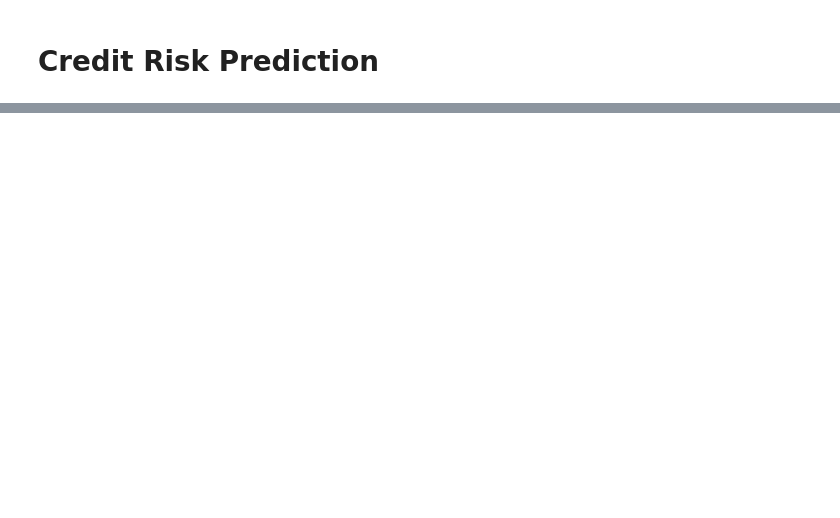
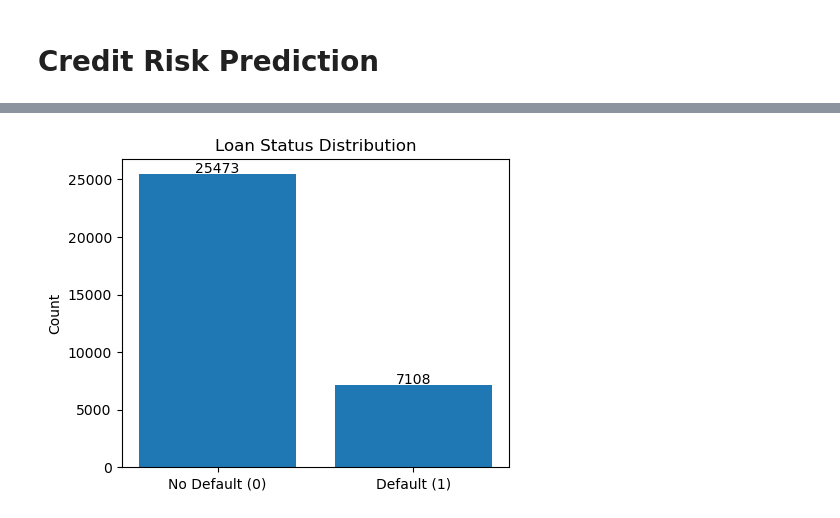
Before and after one commit to milanrai14/MachineLearning-Playground, a Jupyter notebook: CreditRiskPrediction/notebook/credit_risk.ipynb, the cells around one changed output, grey strips where cells are left out. Drawn from its saved outputs; the diff is of its cells as text; code cells hidden in the pictures; blank space fills up the shorter version.

```diff
--- a/CreditRiskPrediction/notebook/credit_risk.ipynb
+++ b/CreditRiskPrediction/notebook/credit_risk.ipynb
@@ -16,0 +19,3 @@ from sklearn.metrics import accuracy_score
+# %%
+df = pd.read_csv('data/credit_risk_dataset.csv')
+df
@@ -16,0 +117,14 @@ from sklearn.metrics import accuracy_score
+# %%
+status_counts = df["loan_status"].value_counts().sort_index()
+
+plt.figure(figsize=(5,4))
+plt.bar(["No Default (0)", "Default (1)"], status_counts.values)
+plt.title("Loan Status Distribution")
+plt.ylabel("Count")
+
+for i, v in enumerate(status_counts.values):
+    plt.text(i, v + 100, str(v), ha="center")
+
+plt.show()
+# %% [output]
+[figure, added]
```
Also changed, not shown: parts of 20 cells of this notebook, 1 other file.
